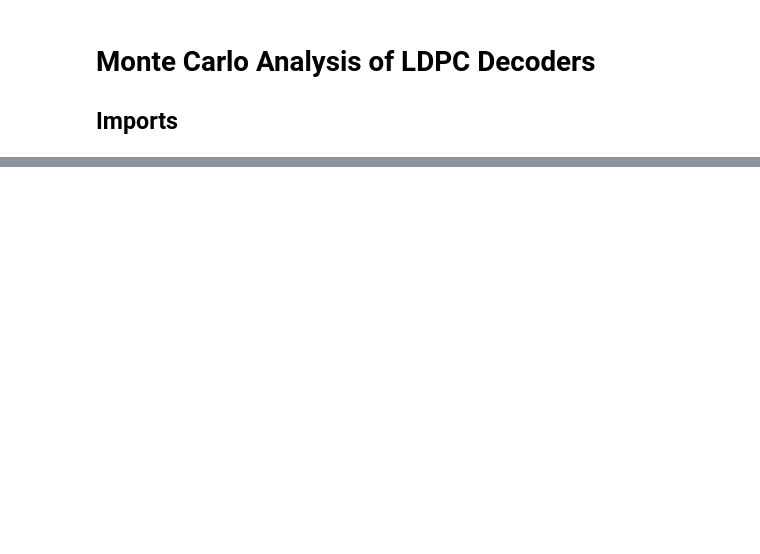
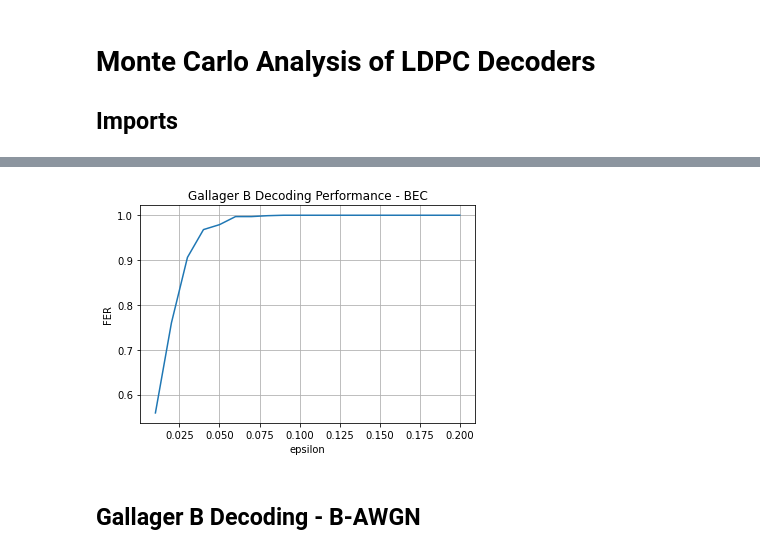
Before and after one commit to Arkonaire/LDPC-Code-Analysis, a Jupyter notebook: Monte Carlo Analysis.ipynb, the cells around one changed output, grey strips where cells are left out. Drawn from its saved outputs; the diff is of its cells as text; code cells hidden in the pictures; blank space fills up the shorter version.

```diff
--- a/Monte Carlo Analysis.ipynb
+++ b/Monte Carlo Analysis.ipynb
@@ -34,0 +37,17 @@ plt.grid(True)
+# %%
+epsilon = np.linspace(0.01, 0.2, 20)
+frame_error_rate = np.zeros_like(epsilon)
+for i, a in enumerate(epsilon):
+    channel = BinaryErasureChannel(epsilon=a)
+    simulator = MonteCarloSimulator(encoder, decoder, channel)
+    frame_error_rate[i] = simulator.run(numtrials=int(1e3))
+# %%
+plt.plot(epsilon, frame_error_rate, linewidth=1.5)
+plt.title('Gallager B Decoding Performance - BEC')
+plt.xlabel('epsilon')
+plt.ylabel('FER')
+plt.grid(True)
+# %% [output]
+[figure, added]
+# %% [markdown]
+## Gallager B Decoding - B-AWGN
```
Also changed, not shown: parts of 6 cells of this notebook, 5 other files.
